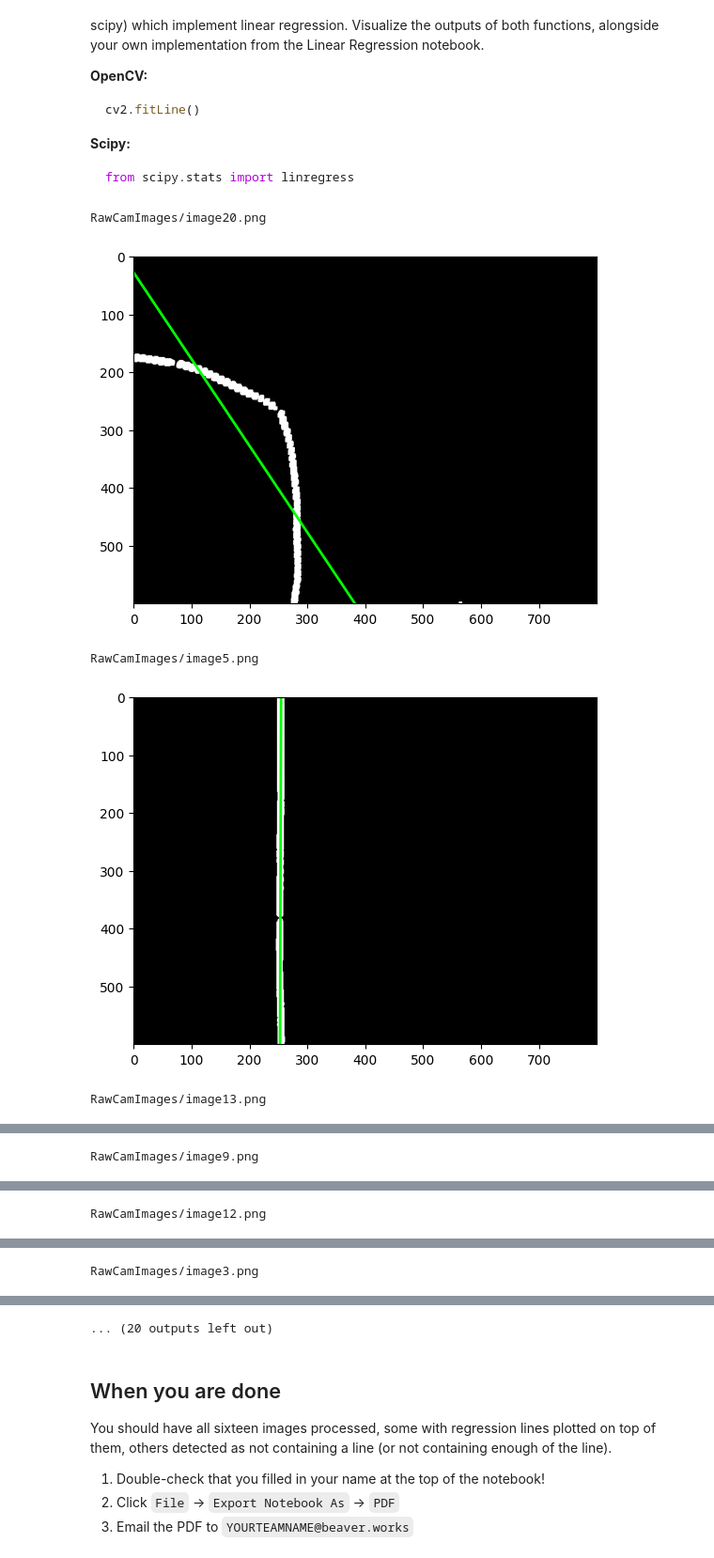
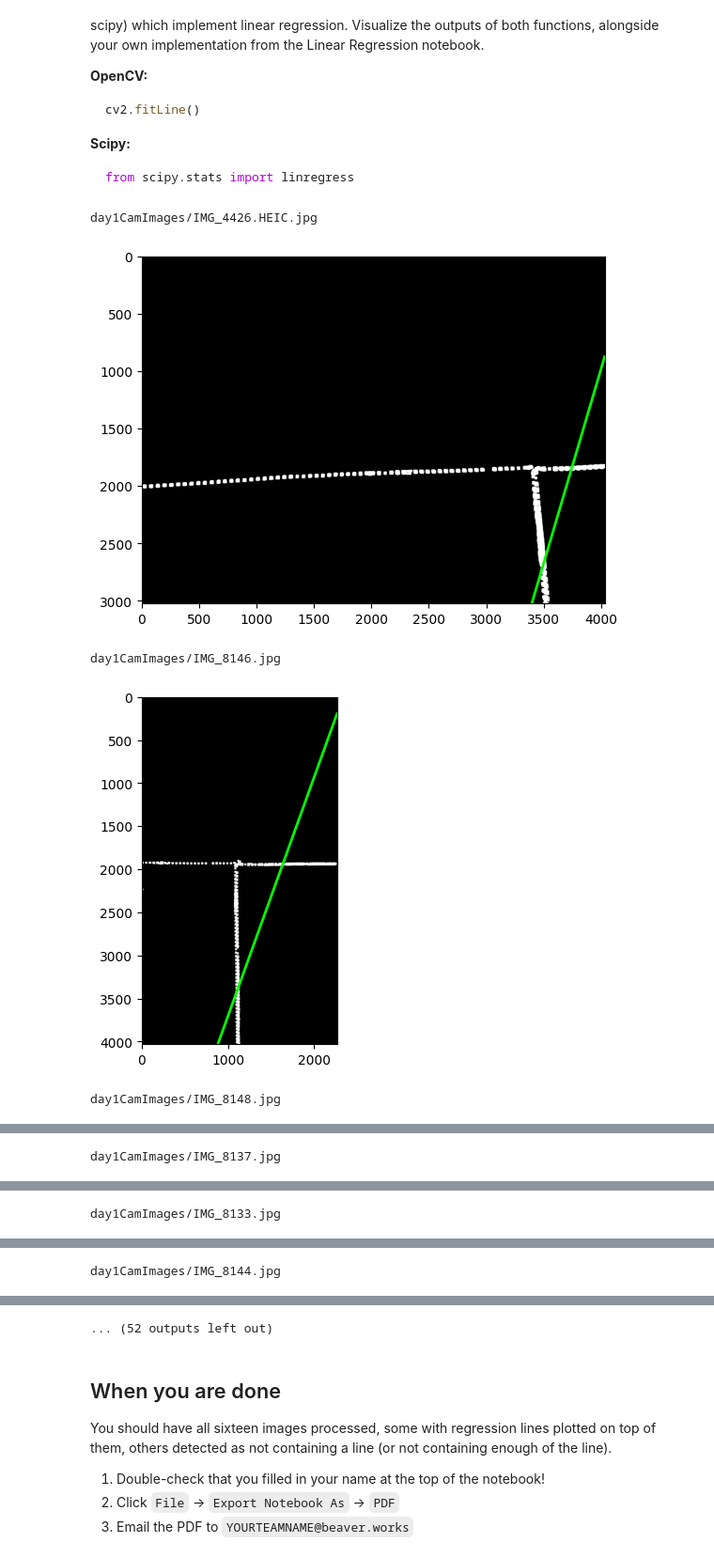
Before and after one commit to kazzhi/BWSI-UAV-Week2, a Jupyter notebook: notebooks/04_Downward.ipynb, the cells around one changed output, grey strips where cells are left out. Shown at 94% size. Cells and saved outputs as stored; diff of their text form; code cells hidden in the pictures.

Commit message:
fixed images

````diff
--- a/notebooks/04_Downward.ipynb
+++ b/notebooks/04_Downward.ipynb
@@ -140,11 +140,12 @@ cv2.fitLine()
 from scipy.stats import linregress
 ```
 # %%
-folderpath = "RawCamImages/"
-imagepaths = glob.glob(os.path.join(folderpath, "*.png"))
-LOW = np.array([245, 245, 245])  # Lower image thresholding bound
+folderpath = "day1CamImages/"
+imagepaths = glob.glob(os.path.join(folderpath, "*.jpg"))
+LOW = np.array([250, 250, 250])  # Lower image thresholding bound
 HI = np.array([255, 255, 255])   # Upper image thresholding bound
-kernel = np.ones((5, 5),np.uint8)
+k_size = 20
+kernel = np.ones((k_size, k_size),np.uint8)
 pimages = []
 
 for path in imagepaths:
@@ -243,35 +244,35 @@ for path in imagepaths:
 
 #     rows, cols = img.shape
 #     lefty = int((-x0 * vy / vx) + y0)
 #     righty = int(((cols - x0) * vy / vx) + y0)
 
 #     fig, ax = plt.subplots()
 #     ax.imshow(cv2.cvtColor(img_color, cv2.COLOR_BGR2RGB))
 
 #     # Add regression line in lime color
 #     line = Line2D([0, cols-1], [lefty, righty], color='lime', linewidth=2)
 #     ax.add_line(line)
 
 #     ax.axis('off')
 #     plt.show()
     # linreg = cv2.fitLine(np.argwhere.astype(float), cv2.DIST_L2, 0, 0.01, 0.01)
 
     # plt.imshow(cv2.cvtColor(img_color, cv2.COLOR_BGR2RGB))
 
     # plt.add_line(linreg)
 
     # plt.show()
 
 # def thresh(img):
 #     lightningbolt = cv2.imread('shapes/lightningbolt.png', cv2.IMREAD_GRAYSCALE)
 #     _, lightningbolt = cv2.threshold(lightningbolt,150,255,cv2.THRESH_BINARY)
 
 # def dilate(img):
 #     kernel = np.ones((3,3),np.uint8)
 #     dst = cv2.dilate(img,kernel,iterations = 1)
 # %% [output]
-RawCamImages/image20.png
+day1CamImages/IMG_4426.HEIC.jpg
-[figure, old version]
+[figure, new version]
-RawCamImages/image5.png
+day1CamImages/IMG_8146.jpg
-[figure, old version]
+[figure, new version]
-RawCamImages/image13.png
+day1CamImages/IMG_8148.jpg
@@ -279 +280 @@ RawCamImages/image13.png
-RawCamImages/image9.png
+day1CamImages/IMG_8137.jpg
@@ -281 +282 @@ RawCamImages/image9.png
-RawCamImages/image12.png
+day1CamImages/IMG_8133.jpg
@@ -283 +284 @@ RawCamImages/image12.png
-RawCamImages/image3.png
+day1CamImages/IMG_8144.jpg
@@ -285,4 +286,4 @@ RawCamImages/image3.png
-... (20 outputs left out)
+... (52 outputs left out)
 # %% [markdown]
 ## When you are done
 
````
Also changed, not shown: parts of 1 cell of this notebook, 27 other files.
